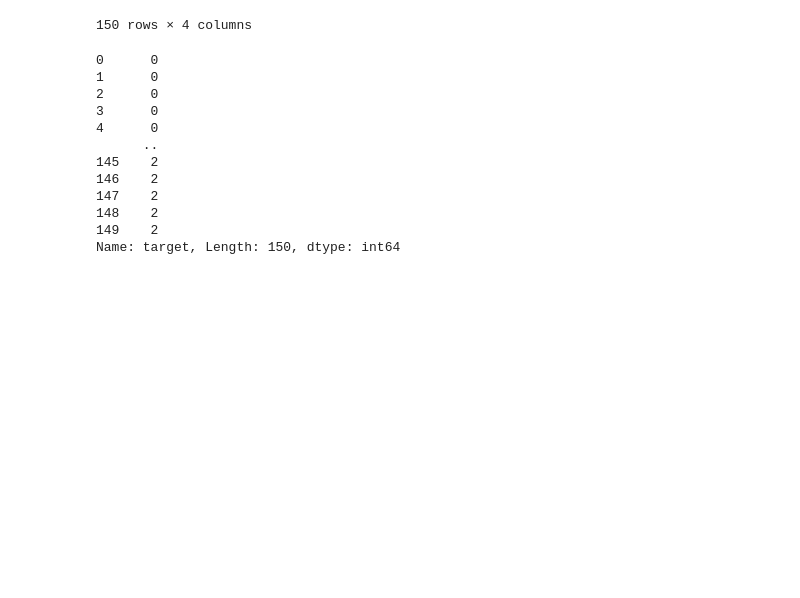
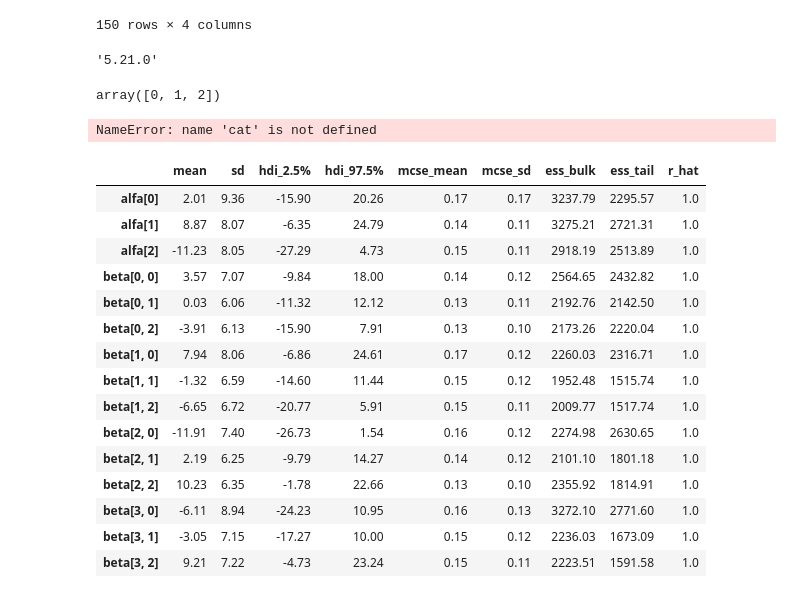
Before and after one commit to DrEntropy/multinom, a Jupyter notebook: multinom.ipynb, the cells around one changed output. Cells and saved outputs as stored; diff of their text form; code cells hidden in the pictures; blank space fills up the shorter version.

```diff
--- a/multinom.ipynb
+++ b/multinom.ipynb
@@ -22,18 +26,48 @@ irisX
 | 148 | 6.2 | 3.4 | 5.4 | 2.3 |
 | 149 | 5.9 | 3.0 | 5.1 | 1.8 |
 150 rows × 4 columns
-# %%
-cat
-# %% [output]
-0      0
-1      0
-2      0
-3      0
-4      0
-      ..
-145    2
-146    2
-147    2
-148    2
-149    2
-Name: target, Length: 150, dtype: int64
+# %%
+pm.__version__
+# %% [output]
+'5.21.0'
+# %%
+cat.unique()
+# %% [output]
+array([0, 1, 2])
+# %%
+nclass = len(cat.unique())
+nparam = 4
+
+
+with pm.Model() as iris_model:
+    X_data = pm.Data('X_data', irisX)
+    y_obs_data = pm.Data('y_obs_data', cat)
+    alfa = pm.Normal('alfa', mu=0, sigma=10, shape=nclass)
+    beta = pm.Normal('beta', mu=0, sigma=10, shape=(nparam, nclass))
+    mu = pm.math.dot(X_data, beta) + alfa
+    yl = pm.Categorical('obs', logit_p=mu, observed=y_obs_data)
+
+
+with iris_model:
+    idata = pm.sample()
+# %% [output]
+NameError: name 'cat' is not defined
+# %%
+az.summary(idata, hdi_prob=0.95, round_to=2)
+# %% [output]
+|  | mean | sd | hdi_2.5% | hdi_97.5% | mcse_mean | mcse_sd | ess_bulk | ess_tail | r_hat |
+| alfa[0] | 2.01 | 9.36 | -15.90 | 20.26 | 0.17 | 0.17 | 3237.79 | 2295.57 | 1.0 |
+| alfa[1] | 8.87 | 8.07 | -6.35 | 24.79 | 0.14 | 0.11 | 3275.21 | 2721.31 | 1.0 |
+| alfa[2] | -11.23 | 8.05 | -27.29 | 4.73 | 0.15 | 0.11 | 2918.19 | 2513.89 | 1.0 |
+| beta[0, 0] | 3.57 | 7.07 | -9.84 | 18.00 | 0.14 | 0.12 | 2564.65 | 2432.82 | 1.0 |
+| beta[0, 1] | 0.03 | 6.06 | -11.32 | 12.12 | 0.13 | 0.11 | 2192.76 | 2142.50 | 1.0 |
+| beta[0, 2] | -3.91 | 6.13 | -15.90 | 7.91 | 0.13 | 0.10 | 2173.26 | 2220.04 | 1.0 |
+| beta[1, 0] | 7.94 | 8.06 | -6.86 | 24.61 | 0.17 | 0.12 | 2260.03 | 2316.71 | 1.0 |
+| beta[1, 1] | -1.32 | 6.59 | -14.60 | 11.44 | 0.15 | 0.12 | 1952.48 | 1515.74 | 1.0 |
+| beta[1, 2] | -6.65 | 6.72 | -20.77 | 5.91 | 0.15 | 0.11 | 2009.77 | 1517.74 | 1.0 |
+| beta[2, 0] | -11.91 | 7.40 | -26.73 | 1.54 | 0.16 | 0.12 | 2274.98 | 2630.65 | 1.0 |
+| beta[2, 1] | 2.19 | 6.25 | -9.79 | 14.27 | 0.14 | 0.12 | 2101.10 | 1801.18 | 1.0 |
+| beta[2, 2] | 10.23 | 6.35 | -1.78 | 22.66 | 0.13 | 0.10 | 2355.92 | 1814.91 | 1.0 |
+| beta[3, 0] | -6.11 | 8.94 | -24.23 | 10.95 | 0.16 | 0.13 | 3272.10 | 2771.60 | 1.0 |
+| beta[3, 1] | -3.05 | 7.15 | -17.27 | 10.00 | 0.15 | 0.12 | 2236.03 | 1673.09 | 1.0 |
+| beta[3, 2] | 9.21 | 7.22 | -4.73 | 23.24 | 0.15 | 0.11 | 2223.51 | 1591.58 | 1.0 |
```
Also changed, not shown: parts of 5 cells of this notebook, 2 other files.
